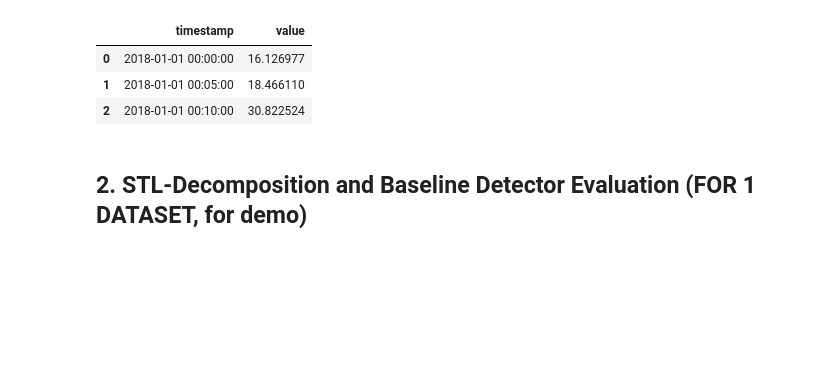
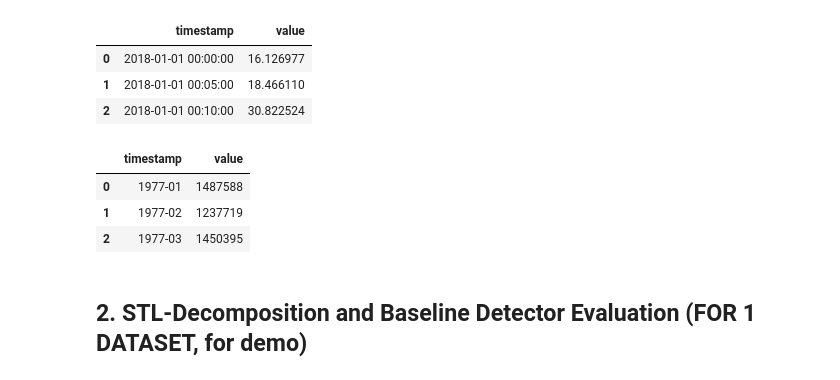
Before and after one commit to ElizPery/seasonality-drift-llm-backtest, a Jupyter notebook: notebooks/01_eda_and_baselines.ipynb, the cells around one changed output. Drawn from its saved outputs; the diff is of its cells as text; code cells hidden in the pictures; blank space fills up the shorter version.

```diff
--- a/notebooks/01_eda_and_baselines.ipynb
+++ b/notebooks/01_eda_and_baselines.ipynb
@@ -83,6 +102,13 @@ alibaba_df.head(3)
 | 0 | 2018-01-01 00:00:00 | 16.126977 |
 | 1 | 2018-01-01 00:05:00 | 18.466110 |
 | 2 | 2018-01-01 00:10:00 | 30.822524 |
+# %%
+tcpd_df.head(3)
+# %% [output]
+|  | timestamp | value |
+| 0 | 1977-01 | 1487588 |
+| 1 | 1977-02 | 1237719 |
+| 2 | 1977-03 | 1450395 |
 # %% [markdown]
 ## 2. STL-Decomposition and Baseline Detector Evaluation (FOR 1 DATASET, for demo)
 # %% [markdown]
```
Also changed, not shown: parts of 5 cells of this notebook, 4 other files.
